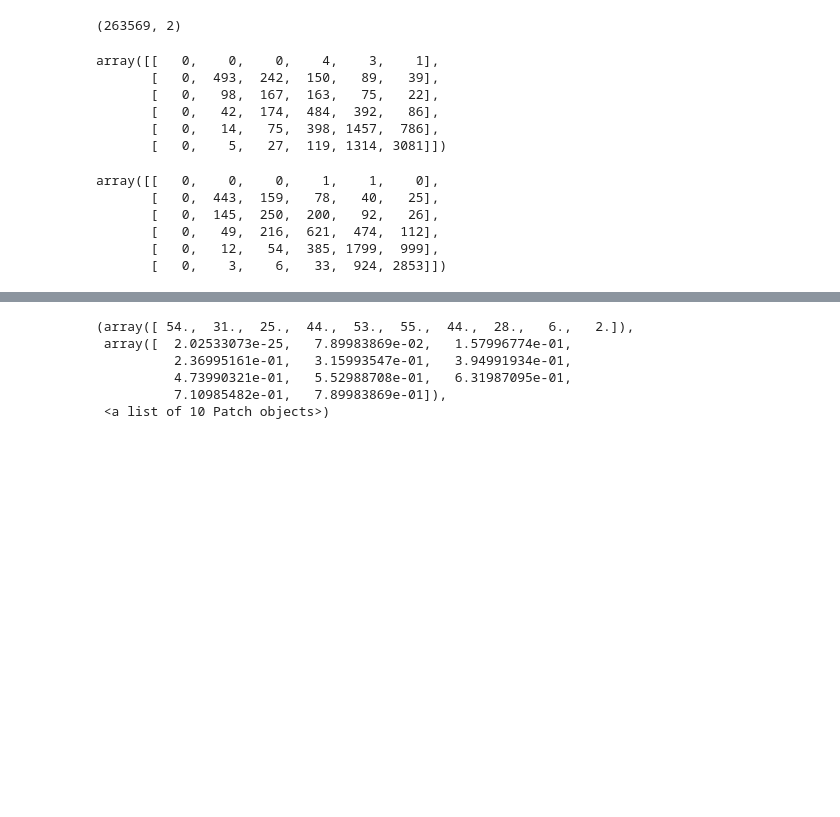
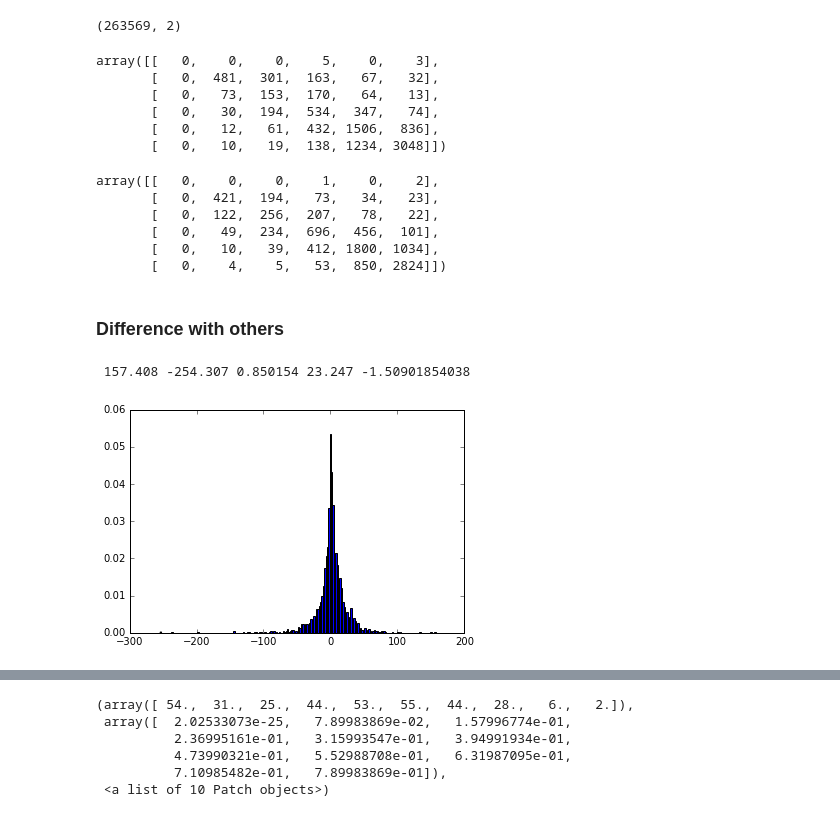
Before and after one commit to renruoxu/sentiment_analysis, a Jupyter notebook: deepir_product_probs_part4.ipynb, the cells around one changed output, grey strips where cells are left out. Cells and saved outputs as stored; diff of their text form; code cells hidden in the pictures; blank space fills up the shorter version.

```diff
--- a/deepir_product_probs_part4.ipynb
+++ b/deepir_product_probs_part4.ipynb
@@ -136,7 +141,6 @@ def getprobs(rev, grp,by = 'average'):
         eta = pd.DataFrame(
                 { g: model[g].score([s for i,s in sentences])
                  for g in grp } )
-        #probs = eta
         probs = eta.subtract( eta.max('columns'), 'rows')
         probs = np.exp( probs )
         probs = probs.divide(probs.sum('columns'), "rows")
@@ -160,13 +164,8 @@ def getprobs(rev, grp,by = 'average'):
         probs = probs.subtract( probs.min('columns'), 'rows')
         #probs = np.exp( probs )
         probs = probs.divide(probs.sum('columns'), "rows")
-    elif by == 'raw':
-        sentences =  [(i,s) for i,r in enumerate(rev) for s in r]
-        probs = pd.DataFrame(
-                { g: model[g].score([s for i,s in sentences])
-                 for g in grp } )
-        sent_ind = [i for i,s in sentences]
-        probs['sent_ind'] = pd.Series(sent_ind,index=probs.index)
+        probs.replace([np.inf, -np.inf],0)
+        probs.fillna(0)
     return(probs)
 # %% [markdown]
 ### classification by log product probability-- task c
@@ -223,18 +222,44 @@ from sklearn.metrics import confusion_matrix
 # %%
 confusion_matrix(prediction_a.prediction.values,prediction_a.label.values)
 # %% [output]
-array([[   0,    0,    0,    4,    3,    1],
-       [   0,  493,  242,  150,   89,   39],
-       [   0,   98,  167,  163,   75,   22],
-       [   0,   42,  174,  484,  392,   86],
-       [   0,   14,   75,  398, 1457,  786],
-       [   0,    5,   27,  119, 1314, 3081]])
+array([[   0,    0,    0,    5,    0,    3],
+       [   0,  481,  301,  163,   67,   32],
+       [   0,   73,  153,  170,   64,   13],
+       [   0,   30,  194,  534,  347,   74],
+       [   0,   12,   61,  432, 1506,  836],
+       [   0,   10,   19,  138, 1234, 3048]])
 # %%
+prediction_p=prediction_p.fillna(1)
 confusion_matrix(prediction_p.prediction.values,prediction_p.label.values)
 # %% [output]
-array([[   0,    0,    0,    1,    1,    0],
-       [   0,  443,  159,   78,   40,   25],
-       [   0,  145,  250,  200,   92,   26],
-       [   0,   49,  216,  621,  474,  112],
-       [   0,   12,   54,  385, 1799,  999],
-       [   0,    3,    6,   33,  924, 2853]])
+array([[   0,    0,    0,    1,    0,    2],
+       [   0,  421,  194,   73,   34,   23],
+       [   0,  122,  256,  207,   78,   22],
+       [   0,   49,  234,  696,  456,  101],
+       [   0,   10,   39,  412, 1800, 1034],
+       [   0,    4,    5,   53,  850, 2824]])
+# %% [markdown]
+### Difference with others
+# %%
+c = 5
+from scipy.stats import skew
+diff =[]
+index = (prediction_a.label == c)
+n = 300 #np.where(index)[0].shape[0]
+for i in range(n):
+    sentences = prediction_a[index].txt.values[i]
+    data_others = []
+    for g in groups:
+        if g != str(c):
+            data_others.append(model[g].score(sentences))
+    data_others=np.array(data_others)
+    data = model[str(c)].score(sentences)
+    dif =  data - data_others.max(axis=0)
+    diff.append(dif)
+diff = np.concatenate(diff)
+_=plt.hist(diff,bins=200,normed=True)
+
+print diff.max(),diff.min(),diff.mean(),diff.std(),skew(diff)
+# %% [output]
+ 157.408 -254.307 0.850154 23.247 -1.50901854038
+[figure, added]
```
Also changed, not shown: parts of 11 cells of this notebook.
